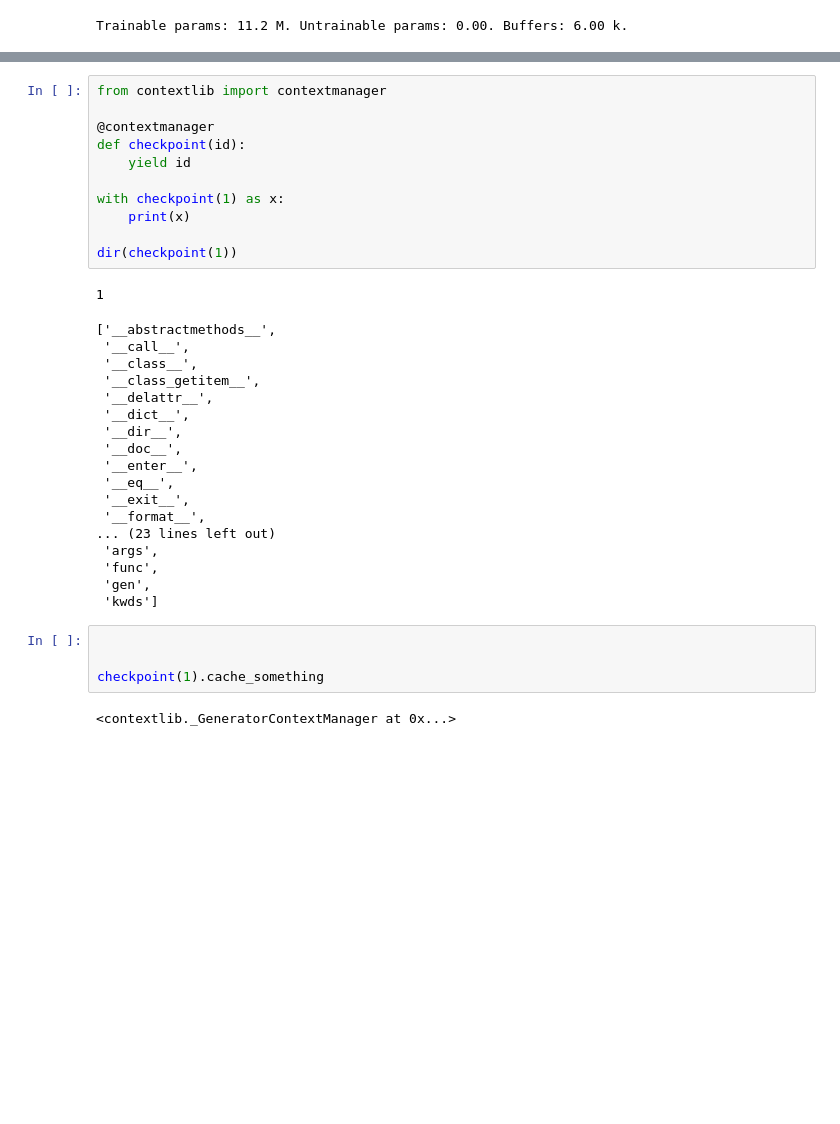
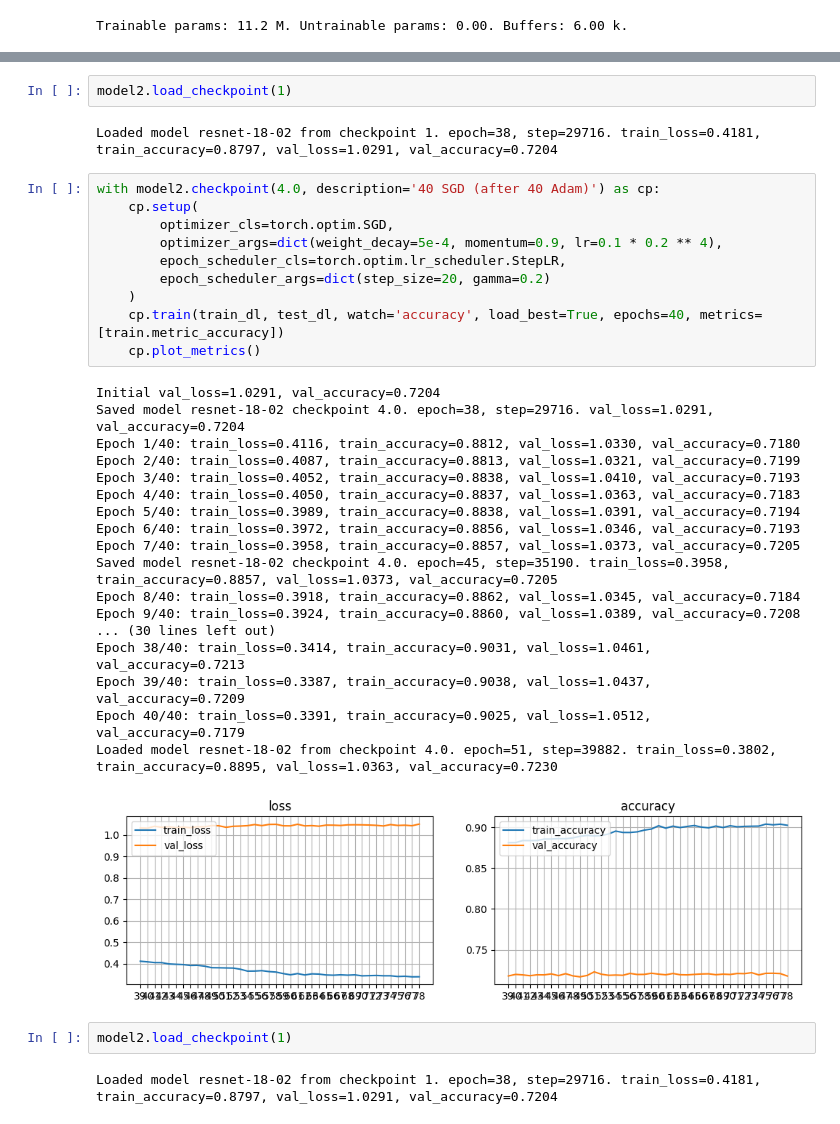
Before and after one commit to vaharoni/cv-sprint, a Jupyter notebook: models/05-resnet-03.ipynb, the cells around one changed output, grey strips where cells are left out. Cells and saved outputs as stored; diff of their text form; blank space fills up the shorter version.

```diff
--- a/models/05-resnet-03.ipynb
+++ b/models/05-resnet-03.ipynb
@@ -378,36 +439,37 @@ trained hello
-# %%
-from contextlib import contextmanager
-
-@contextmanager
-def checkpoint(id):
-    yield id
-
-with checkpoint(1) as x:
-    print(x)
-
-dir(checkpoint(1))
-# %% [output]
-1
-['__abstractmethods__',
- '__call__',
- '__class__',
- '__class_getitem__',
- '__delattr__',
- '__dict__',
- '__dir__',
- '__doc__',
- '__enter__',
- '__eq__',
- '__exit__',
- '__format__',
-... (23 lines left out)
- 'args',
- 'func',
- 'gen',
- 'kwds']
-# %%
-
-
-checkpoint(1).cache_something
-# %% [output]
-<contextlib._GeneratorContextManager at 0x...>
+# %%
+model2.load_checkpoint(1)
+# %% [output]
+Loaded model resnet-18-02 from checkpoint 1. epoch=38, step=29716. train_loss=0.4181, train_accuracy=0.8797, val_loss=1.0291, val_accuracy=0.7204
+# %%
+with model2.checkpoint(4.0, description='40 SGD (after 40 Adam)') as cp:
+    cp.setup(
+        optimizer_cls=torch.optim.SGD,
+        optimizer_args=dict(weight_decay=5e-4, momentum=0.9, lr=0.1 * 0.2 ** 4),
+        epoch_scheduler_cls=torch.optim.lr_scheduler.StepLR,
+        epoch_scheduler_args=dict(step_size=20, gamma=0.2)
+    )
+    cp.train(train_dl, test_dl, watch='accuracy', load_best=True, epochs=40, metrics=[train.metric_accuracy])
+    cp.plot_metrics()
+# %% [output]
+Initial val_loss=1.0291, val_accuracy=0.7204
+Saved model resnet-18-02 checkpoint 4.0. epoch=38, step=29716. val_loss=1.0291, val_accuracy=0.7204
+Epoch 1/40: train_loss=0.4116, train_accuracy=0.8812, val_loss=1.0330, val_accuracy=0.7180
+Epoch 2/40: train_loss=0.4087, train_accuracy=0.8813, val_loss=1.0321, val_accuracy=0.7199
+Epoch 3/40: train_loss=0.4052, train_accuracy=0.8838, val_loss=1.0410, val_accuracy=0.7193
+Epoch 4/40: train_loss=0.4050, train_accuracy=0.8837, val_loss=1.0363, val_accuracy=0.7183
+Epoch 5/40: train_loss=0.3989, train_accuracy=0.8838, val_loss=1.0391, val_accuracy=0.7194
+Epoch 6/40: train_loss=0.3972, train_accuracy=0.8856, val_loss=1.0346, val_accuracy=0.7193
+Epoch 7/40: train_loss=0.3958, train_accuracy=0.8857, val_loss=1.0373, val_accuracy=0.7205
+Saved model resnet-18-02 checkpoint 4.0. epoch=45, step=35190. train_loss=0.3958, train_accuracy=0.8857, val_loss=1.0373, val_accuracy=0.7205
+Epoch 8/40: train_loss=0.3918, train_accuracy=0.8862, val_loss=1.0345, val_accuracy=0.7184
+Epoch 9/40: train_loss=0.3924, train_accuracy=0.8860, val_loss=1.0389, val_accuracy=0.7208
+... (30 lines left out)
+Epoch 38/40: train_loss=0.3414, train_accuracy=0.9031, val_loss=1.0461, val_accuracy=0.7213
+Epoch 39/40: train_loss=0.3387, train_accuracy=0.9038, val_loss=1.0437, val_accuracy=0.7209
+Epoch 40/40: train_loss=0.3391, train_accuracy=0.9025, val_loss=1.0512, val_accuracy=0.7179
+Loaded model resnet-18-02 from checkpoint 4.0. epoch=51, step=39882. train_loss=0.3802, train_accuracy=0.8895, val_loss=1.0363, val_accuracy=0.7230
+[figure, added]
+# %%
+model2.load_checkpoint(1)
+# %% [output]
+Loaded model resnet-18-02 from checkpoint 1. epoch=38, step=29716. train_loss=0.4181, train_accuracy=0.8797, val_loss=1.0291, val_accuracy=0.7204
```
Also changed, not shown: parts of 45 cells of this notebook, 4 other files.
